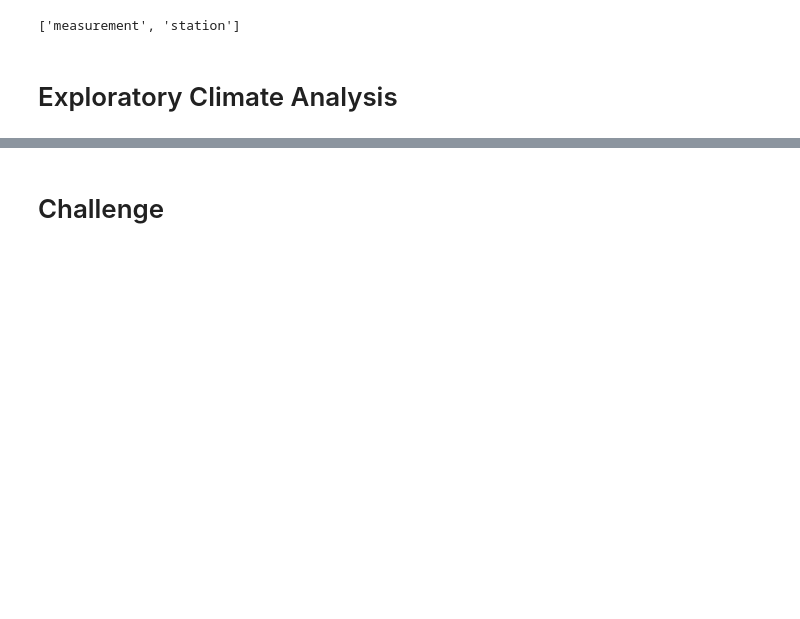
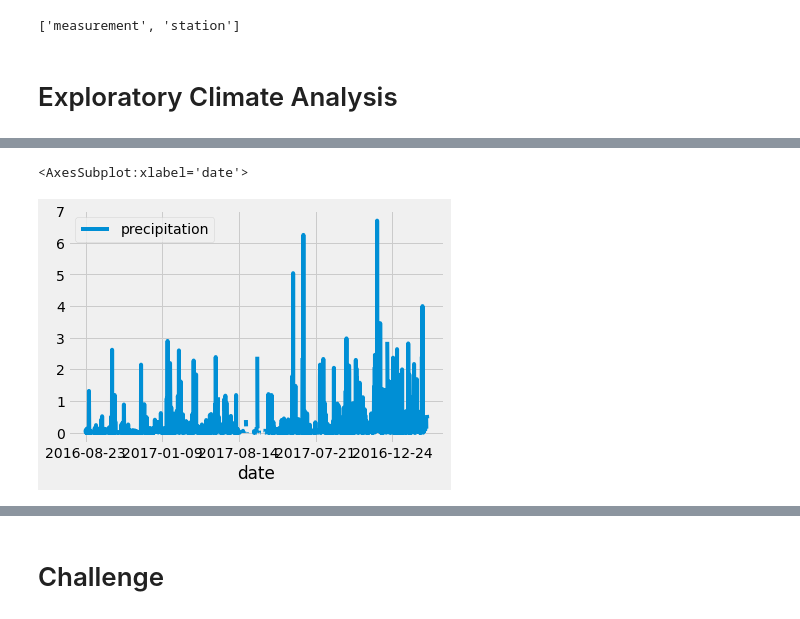
Before and after one commit to karanpreetjaggi/surfs_up, a Jupyter notebook: climate_analysis.ipynb, the cells around one changed output, grey strips where cells are left out. Saved outputs shown, nothing was run; the diff lists cells and outputs as text; code cells hidden in the pictures; blank space fills up the shorter version.

```diff
--- a/climate_analysis.ipynb
+++ b/climate_analysis.ipynb
@@ -54,2 +80,8 @@ session = Session(engine)
+# %%
+# Use Pandas Plotting with Matplotlib to plot the data
+df.plot()
+# %% [output]
+<AxesSubplot:xlabel='date'>
+[figure, added]
 # %%
 # Use Pandas to calcualte the summary statistics for the precipitation data
```
Also changed, not shown: parts of 2 cells of this notebook.
